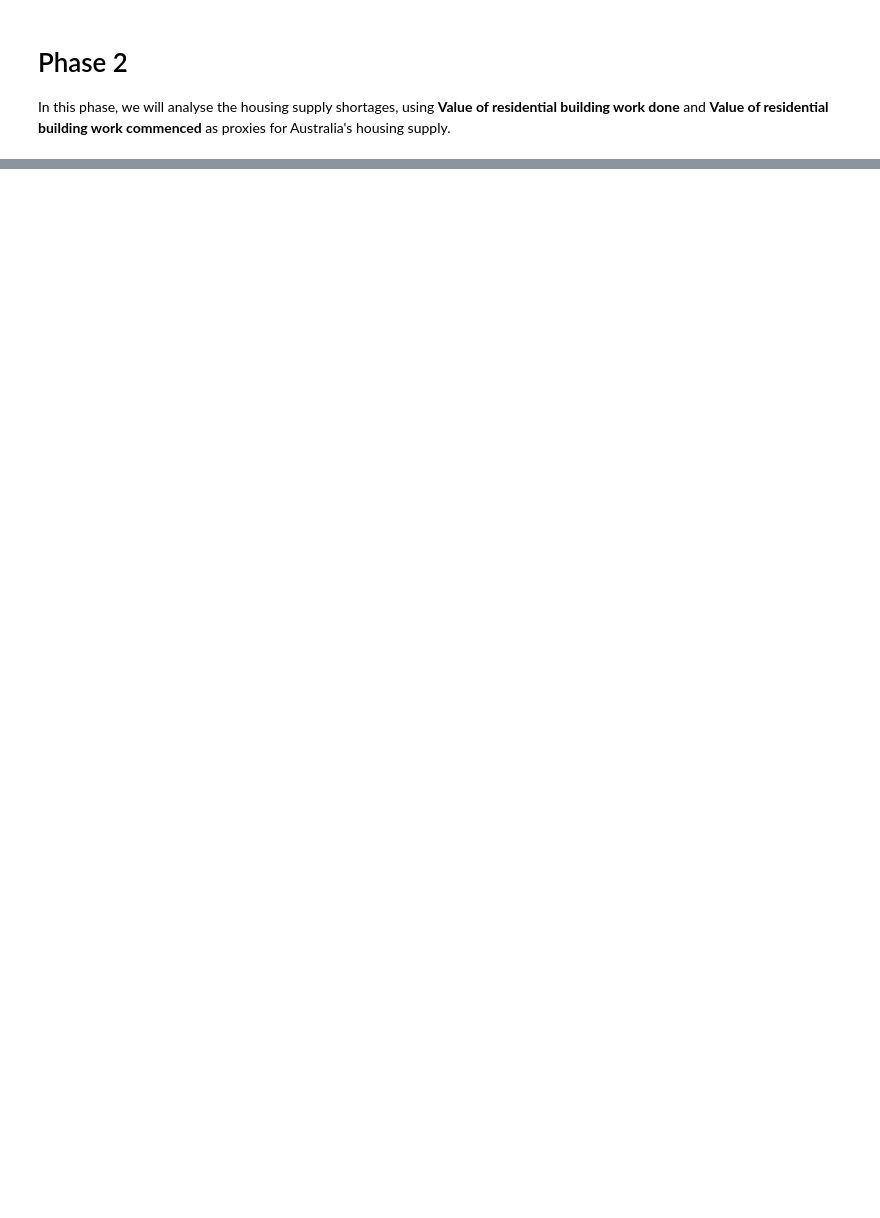
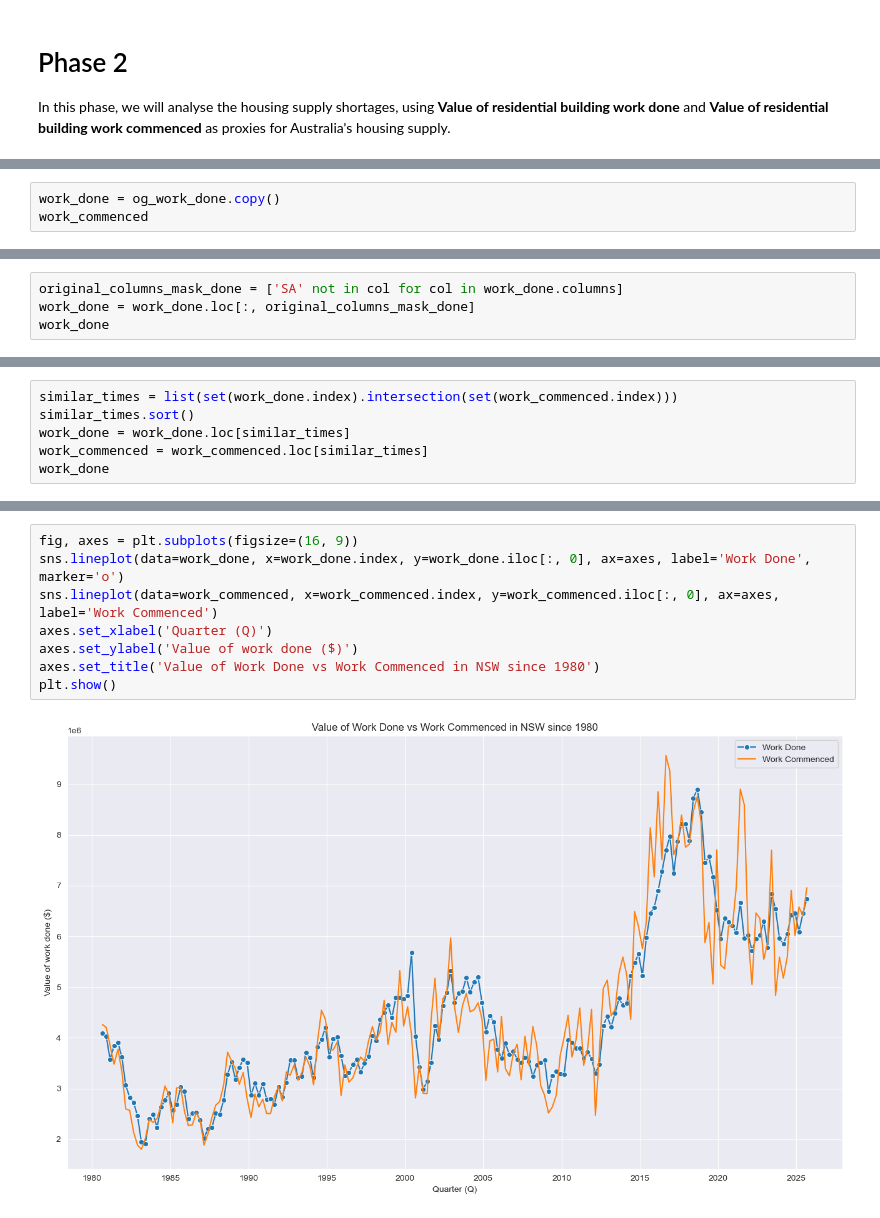
Before and after one commit to aydinkhan2005/Investigating-Factors-Affecting-Housing-in-Australia, a Jupyter notebook: notebooks/EDA_A.ipynb, the cells around one changed output, grey strips where cells are left out. Cells and saved outputs as stored; diff of their text form; blank space fills up the shorter version.

```diff
--- a/notebooks/EDA_A.ipynb
+++ b/notebooks/EDA_A.ipynb
@@ -175,0 +189,3 @@ work_done
+# %%
+work_done = og_work_done.copy()
+work_commenced
@@ -175,0 +231,4 @@ work_done
+# %%
+original_columns_mask_done = ['SA' not in col for col in work_done.columns]
+work_done = work_done.loc[:, original_columns_mask_done]
+work_done
@@ -175,0 +250,6 @@ work_done
+# %%
+similar_times = list(set(work_done.index).intersection(set(work_commenced.index)))
+similar_times.sort()
+work_done = work_done.loc[similar_times]
+work_commenced = work_commenced.loc[similar_times]
+work_done
@@ -175,0 +288,10 @@ work_done
+# %%
+fig, axes = plt.subplots(figsize=(16, 9))
+sns.lineplot(data=work_done, x=work_done.index, y=work_done.iloc[:, 0], ax=axes, label='Work Done', marker='o')
+sns.lineplot(data=work_commenced, x=work_commenced.index, y=work_commenced.iloc[:, 0], ax=axes, label='Work Commenced')
+axes.set_xlabel('Quarter (Q)')
+axes.set_ylabel('Value of work done ($)')
+axes.set_title('Value of Work Done vs Work Commenced in NSW since 1980')
+plt.show()
+# %% [output]
+[figure, added]
```
Also changed, not shown: parts of 12 cells of this notebook, 2 other files.
